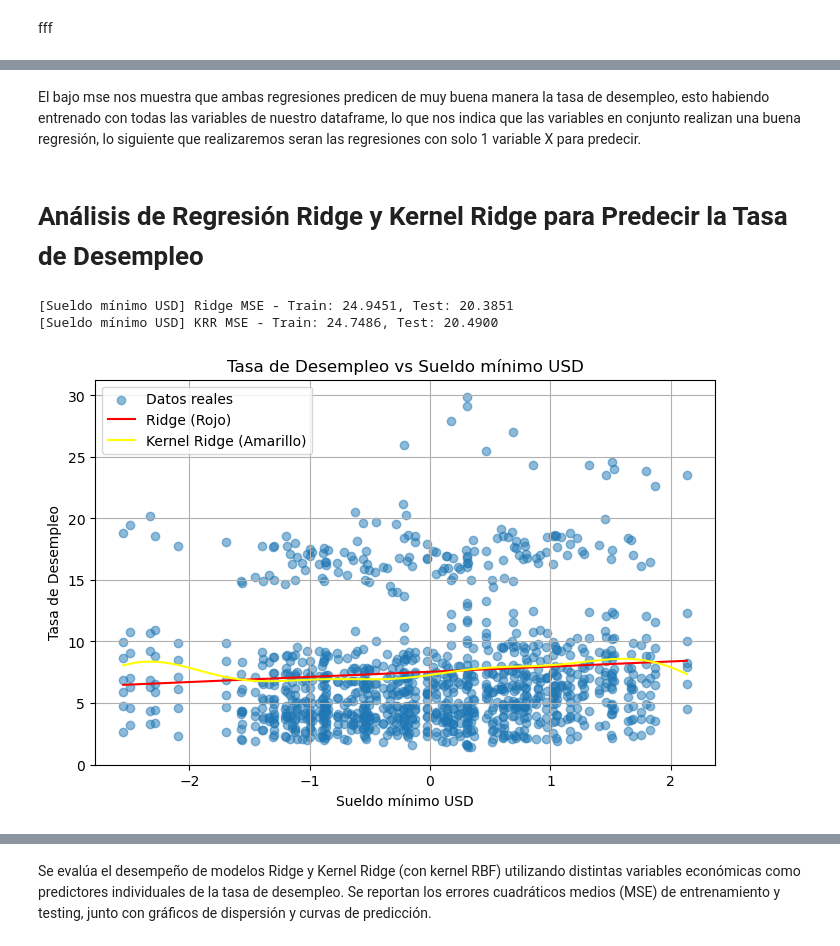
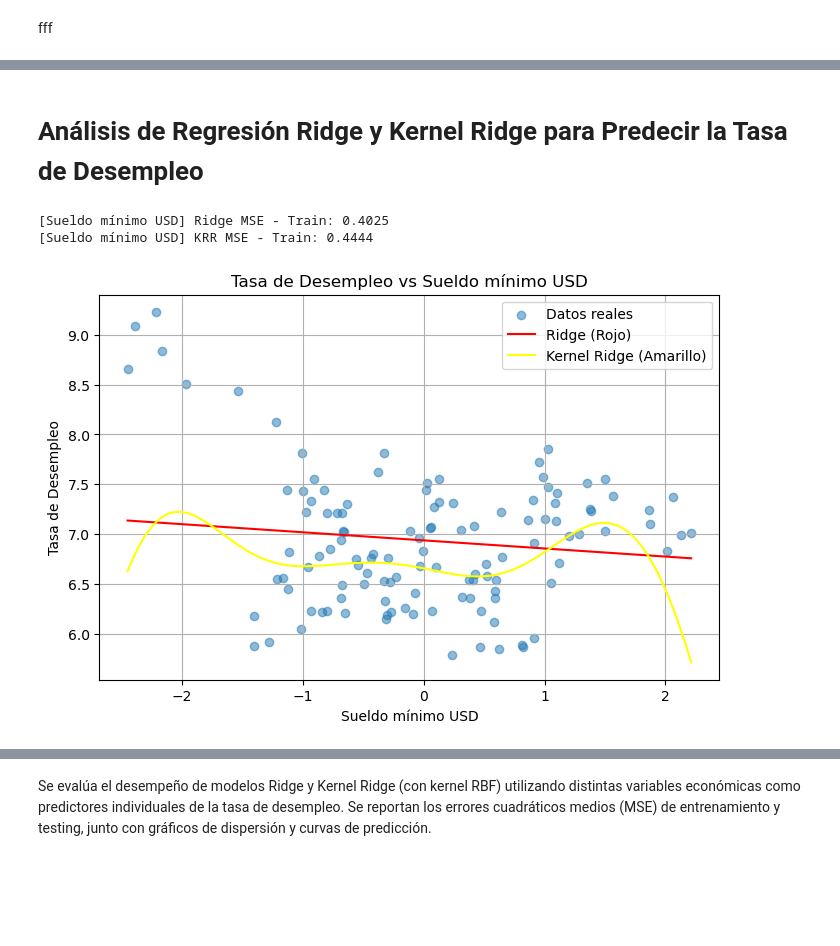
Before and after one commit to Martinosky/Proyecto_Mineria, a Jupyter notebook: Proyecto.ipynb, the cells around one changed output, grey strips where cells are left out. Drawn from its saved outputs; the diff is of its cells as text; code cells hidden in the pictures; blank space fills up the shorter version.

Commit message:
analisis sin pandemia

```diff
--- a/Proyecto.ipynb
+++ b/Proyecto.ipynb
@@ -328,15 +340,14 @@ df_total = df_encoded[df_encoded["Tramo etario_Total"] == 1].copy()
 # Asegurarse que la columna Pandemia esté en formato booleano
 df_total["Pandemia"] = df_total["Pandemia"].astype(bool)
 
-# Crear columna adicional: razón sueldo nominal / sueldo mínimo
-df_total["Razón sueldo nominal/mínimo"] = df_total["Sueldo nominal USD"] / df_total["Sueldo mínimo USD"]
-
 # Columnas de interés para este gráfico (agregamos la nueva variable)
 x_vars = [
     "Sueldo nominal USD",
     "Sueldo mínimo USD",
-    "Razón sueldo nominal/mínimo",
-#    "Razón sueldo minimo/ipc",
+    "Razón sueldo nominal/minimo",
+    "Razón sueldo minimo/ipc"
+]
+x_vars_2 = [
     "PIB per capita",
     "Dólar observado",
     "ipc"
@@ -348,7 +359,6 @@ df_plot = df_total[[y_var, "Pandemia"] + x_vars].dropna()
 
 # Crear una fila de subplots
 fig, axes = plt.subplots(1, len(x_vars), figsize=(26, 5), sharey=True)
-#fig, axes = plt.subplots(1, 4, figsize=(26, 4), sharey=True)
 # Generar scatterplots para cada variable explicativa
 for i, var in enumerate(x_vars):
     sns.scatterplot(
@@ -384,6 +420,7 @@ cluster_vars = [
     "Sueldo nominal USD",
     "Sueldo mínimo USD",
     "Razón sueldo nominal/minimo",
+    "Razón sueldo minimo/ipc",
     "PIB per capita",
     "Dólar observado",
     "ipc"
@@ -397,7 +434,7 @@ scaler = StandardScaler()
 X_scaled = scaler.fit_transform(df_cluster[cluster_vars])
 
 # 3. Aplicar KMeans (e.g., 3 clusters)
-kmeans = KMeans(n_clusters=3, random_state=42)
+kmeans = KMeans(n_clusters=2, random_state=42)
 df_cluster["Cluster"] = kmeans.fit_predict(X_scaled)
 
 # 4. Reducir a 2 dimensiones para graficar con PCA
@@ -429,0 +489,18 @@ Este bloque de código implementa un análisis de clustering con KMeans para ide
+# %%
+# Filtrar para analizar sin el momento anomalo de la pandemia
+dropped=["Tasa de empleo","Fecha","Pandemia","Cambio de sueldo","Tramo etario_15-24 años","Tramo etario_25-34 años","Tramo etario_35-44 años","Tramo etario_45-54 años","Tramo etario_55-64 años","Tramo etario_65 años y más","Tramo etario_Total"]
+df_total_s = df_total[df_total["Pandemia"] == False].drop(columns=dropped).copy()
+
+# Visualizar con un mapa de calor
+plt.figure(figsize=(12, 8))
+sns.heatmap(df_total_s.select_dtypes(include="number").corr(), annot=True, fmt=".2f", cmap="coolwarm", linewidths=0.5)
+plt.title("Matriz de Correlación (Tramo Etario: Total, Fuera de Pandemia)")
+plt.tight_layout()
+plt.show()
+
+# Calcular y mostrar suma de correlaciones absolutas (orden ascendente)
+suma_corr_abs = df_total_s.select_dtypes(include="number").corr().abs().sum().sort_values()
+print("\nSuma de correlaciones absolutas (orden ascendente):")
+print(suma_corr_abs)
+print("\nMayores correlaciones absolutas con la tasa de desempleo:")
+print(df_total_s.select_dtypes(include="number").corr()["Tasa de desempleo"].abs().sort_values(ascending=False))
@@ -627,5 +591,3 @@ Este código entrena y compara dos modelos de regresión —Kernel Ridge y Rando
-# %% [markdown]
-El bajo mse nos muestra que ambas regresiones predicen de muy buena manera la tasa de desempleo, esto habiendo entrenado con todas las variables de nuestro dataframe, lo que nos indica que las variables en conjunto realizan una buena regresión, lo siguiente que realizaremos seran las regresiones con solo 1 variable X para predecir.
 # %% [markdown]
 # Análisis de Regresión Ridge y Kernel Ridge para Predecir la Tasa de Desempleo
 # %%
@@ -668,9 +630,9 @@ def analizar_feature(df, feature):
     plt.grid(True)
     plt.show()
 # %%
-analizar_feature(df_encoded, 'Sueldo mínimo USD')
+analizar_feature(df_total_s, 'Sueldo mínimo USD')
 # %% [output]
-[Sueldo mínimo USD] Ridge MSE - Train: 24.9451, Test: 20.3851
-[Sueldo mínimo USD] KRR MSE - Train: 24.7486, Test: 20.4900
+[Sueldo mínimo USD] Ridge MSE - Train: 0.4025
+[Sueldo mínimo USD] KRR MSE - Train: 0.4444
-[figure, old version]
+[figure, new version]
 # %%
```
Also changed, not shown: parts of 32 cells of this notebook.
